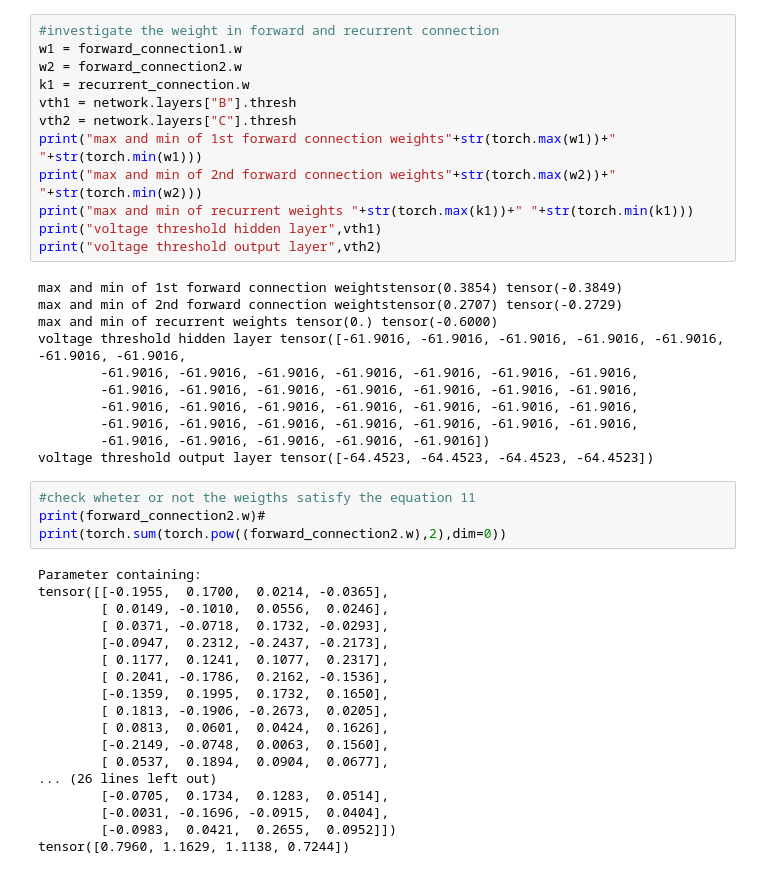
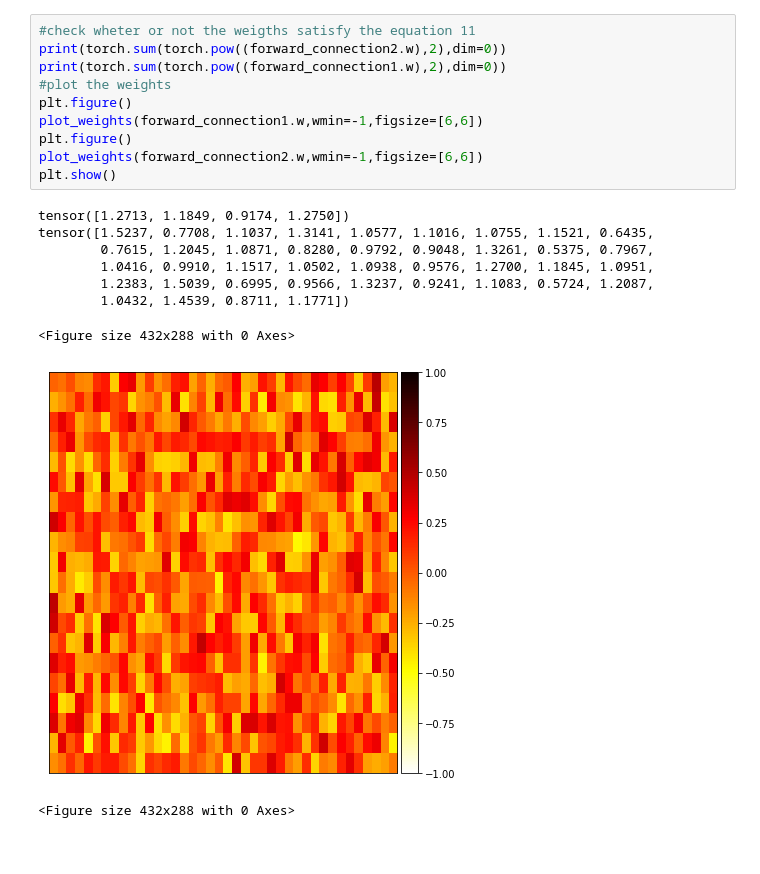
Before and after one commit to aravsi77/spiking_neural_network_thesis, a Jupyter notebook: test_bindsnet_simulation.ipynb, the cells around one changed output. Cells and saved outputs as stored; diff of their text form.

```diff
--- a/test_bindsnet_simulation.ipynb
+++ b/test_bindsnet_simulation.ipynb
@@ -406,45 +320,20 @@ Total synapses weights: 976 (976 trainable)
-# %%
-#investigate the weight in forward and recurrent connection
-w1 = forward_connection1.w
-w2 = forward_connection2.w
-k1 = recurrent_connection.w
-vth1 = network.layers["B"].thresh
-vth2 = network.layers["C"].thresh
-print("max and min of 1st forward connection weights"+str(torch.max(w1))+" "+str(torch.min(w1)))
-print("max and min of 2nd forward connection weights"+str(torch.max(w2))+" "+str(torch.min(w2)))
-print("max and min of recurrent weights "+str(torch.max(k1))+" "+str(torch.min(k1)))
-print("voltage threshold hidden layer",vth1)
-print("voltage threshold output layer",vth2)
-# %% [output]
-max and min of 1st forward connection weightstensor(0.3854) tensor(-0.3849)
-max and min of 2nd forward connection weightstensor(0.2707) tensor(-0.2729)
-max and min of recurrent weights tensor(0.) tensor(-0.6000)
-voltage threshold hidden layer tensor([-61.9016, -61.9016, -61.9016, -61.9016, -61.9016, -61.9016, -61.9016,
-        -61.9016, -61.9016, -61.9016, -61.9016, -61.9016, -61.9016, -61.9016,
-        -61.9016, -61.9016, -61.9016, -61.9016, -61.9016, -61.9016, -61.9016,
-        -61.9016, -61.9016, -61.9016, -61.9016, -61.9016, -61.9016, -61.9016,
-        -61.9016, -61.9016, -61.9016, -61.9016, -61.9016, -61.9016, -61.9016,
-        -61.9016, -61.9016, -61.9016, -61.9016, -61.9016])
-voltage threshold output layer tensor([-64.4523, -64.4523, -64.4523, -64.4523])
 # %%
 #check wheter or not the weigths satisfy the equation 11
-print(forward_connection2.w)#
 print(torch.sum(torch.pow((forward_connection2.w),2),dim=0))
+print(torch.sum(torch.pow((forward_connection1.w),2),dim=0))
+#plot the weights
+plt.figure()
+plot_weights(forward_connection1.w,wmin=-1,figsize=[6,6])
+plt.figure()
+plot_weights(forward_connection2.w,wmin=-1,figsize=[6,6])
+plt.show()
 # %% [output]
-Parameter containing:
-tensor([[-0.1955,  0.1700,  0.0214, -0.0365],
-        [ 0.0149, -0.1010,  0.0556,  0.0246],
-        [ 0.0371, -0.0718,  0.1732, -0.0293],
-        [-0.0947,  0.2312, -0.2437, -0.2173],
-        [ 0.1177,  0.1241,  0.1077,  0.2317],
-        [ 0.2041, -0.1786,  0.2162, -0.1536],
-        [-0.1359,  0.1995,  0.1732,  0.1650],
-        [ 0.1813, -0.1906, -0.2673,  0.0205],
-        [ 0.0813,  0.0601,  0.0424,  0.1626],
-        [-0.2149, -0.0748,  0.0063,  0.1560],
-        [ 0.0537,  0.1894,  0.0904,  0.0677],
-... (26 lines left out)
-        [-0.0705,  0.1734,  0.1283,  0.0514],
-        [-0.0031, -0.1696, -0.0915,  0.0404],
-        [-0.0983,  0.0421,  0.2655,  0.0952]])
-tensor([0.7960, 1.1629, 1.1138, 0.7244])
+tensor([1.2713, 1.1849, 0.9174, 1.2750])
+tensor([1.5237, 0.7708, 1.1037, 1.3141, 1.0577, 1.1016, 1.0755, 1.1521, 0.6435,
+        0.7615, 1.2045, 1.0871, 0.8280, 0.9792, 0.9048, 1.3261, 0.5375, 0.7967,
+        1.0416, 0.9910, 1.1517, 1.0502, 1.0938, 0.9576, 1.2700, 1.1845, 1.0951,
+        1.2383, 1.5039, 0.6995, 0.9566, 1.3237, 0.9241, 1.1083, 0.5724, 1.2087,
+        1.0432, 1.4539, 0.8711, 1.1771])
+<Figure size 432x288 with 0 Axes>
+[figure, added]
+<Figure size 432x288 with 0 Axes>
```
Also changed, not shown: parts of 15 cells of this notebook.
